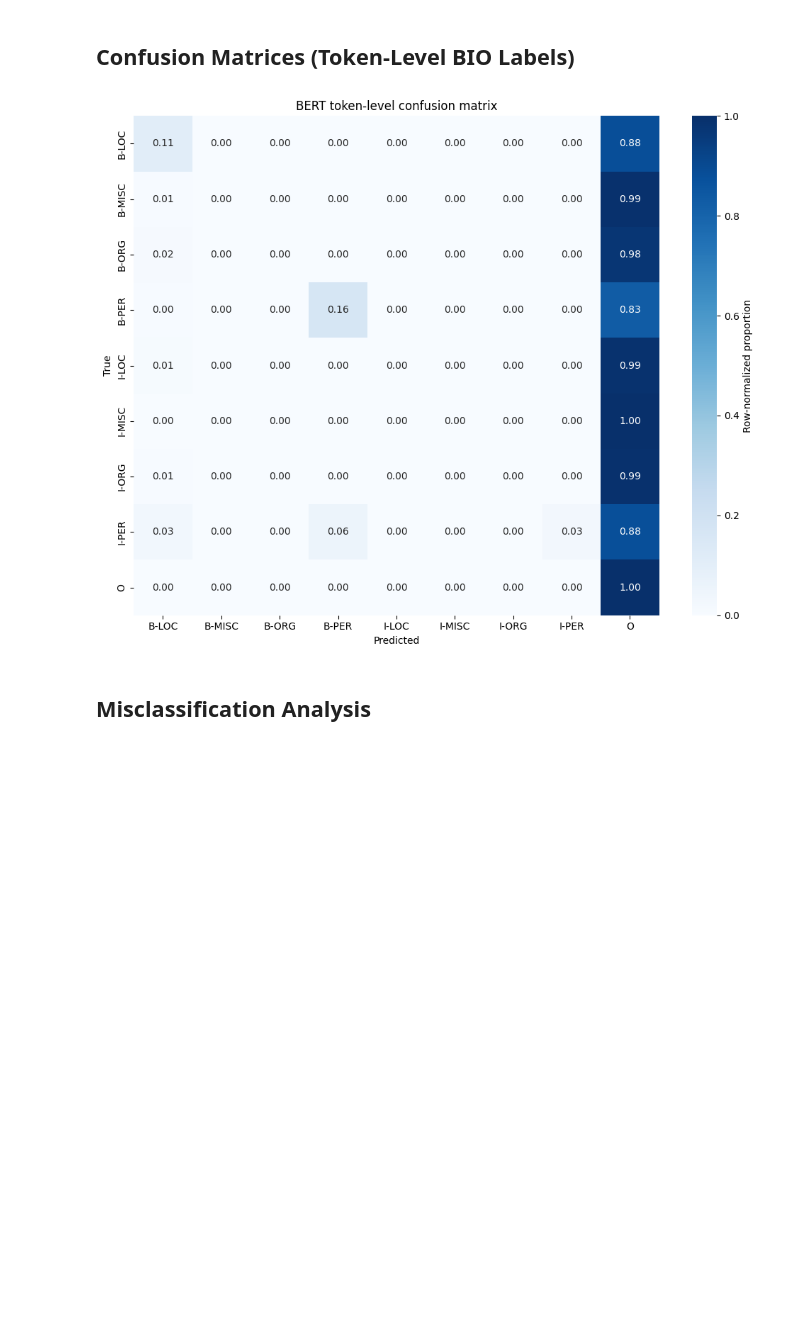
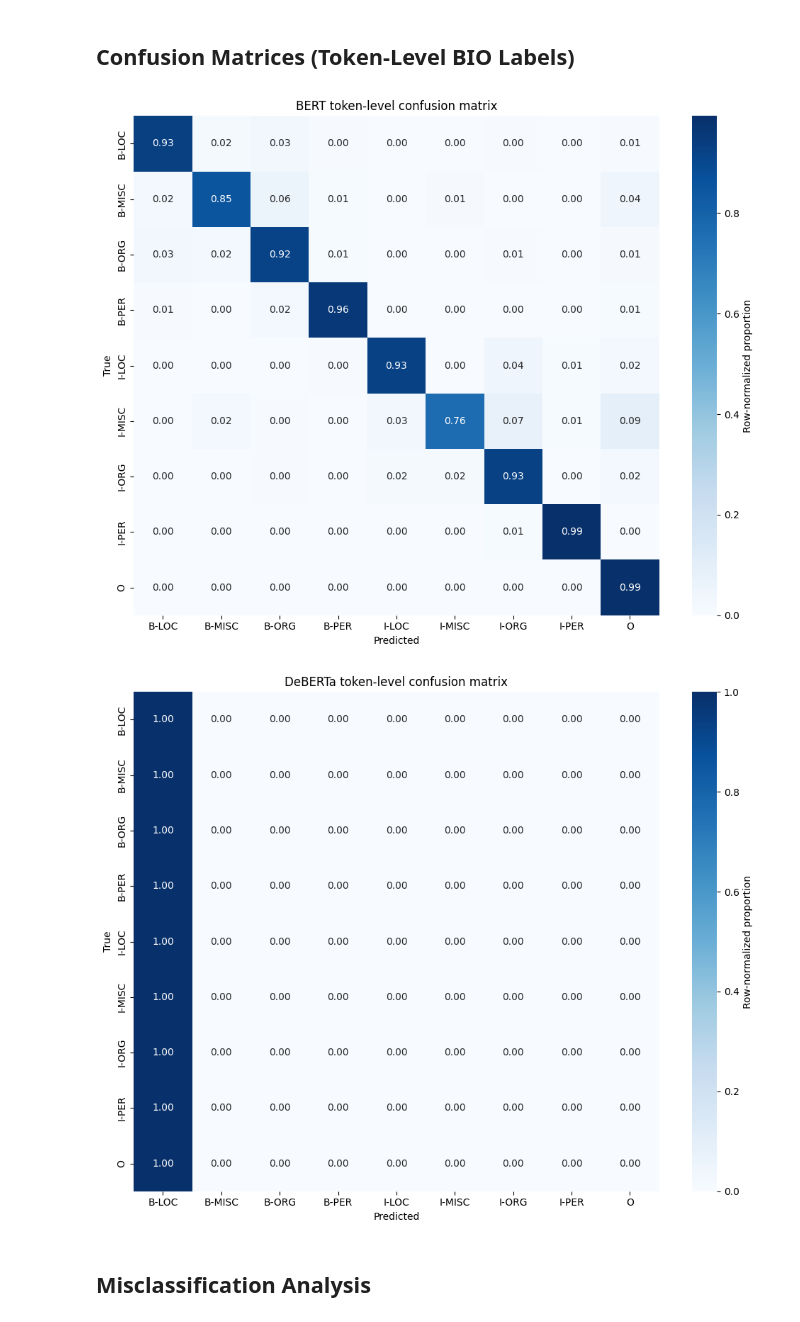
Before and after one commit to mhleethomas/Nat_Lang_Engr_Meth_Tools, a Jupyter notebook: Assignment3_NER_Transformer_Models/MingHsiangLee_Assignment3.ipynb, the cells around one changed output. Cells and saved outputs as stored; diff of their text form; code cells hidden in the pictures; blank space fills up the shorter version.

```diff
--- a/Assignment3_NER_Transformer_Models/MingHsiangLee_Assignment3.ipynb
+++ b/Assignment3_NER_Transformer_Models/MingHsiangLee_Assignment3.ipynb
@@ -19,0 +24,17 @@ Install dependencies if needed (uncomment when running in a fresh environment).
+# %%
+# =======================
+# CONFIGURATION TOGGLES
+# =======================
+
+# Data: Set to None for full training (14,041 sentences), or specify a number for quick testing
+MVP_TRAIN_LIMIT = None  # Uncomment for full dataset
+
+# Training: Epochs to run
+NUM_EPOCHS = 5  # Uncomment for full training
+
+# Display configuration
+print(f"Configuration:")
+print(f"  Training limit: {MVP_TRAIN_LIMIT if MVP_TRAIN_LIMIT else 'Full dataset'}")
+print(f"  Epochs: {NUM_EPOCHS}")
+print(f"  Recommended for GPU: MVP_TRAIN_LIMIT=None, NUM_EPOCHS=5")
+print(f"  Recommended for CPU quick test: MVP_TRAIN_LIMIT=2000, NUM_EPOCHS=2")
@@ -271,7 +314,7 @@ TRAIN_CFG = {
     "learning_rate": 2e-5,
     "batch_size": 16,
     "grad_accum_steps": 2,
-    "num_epochs": 2,  # MVP: reduced from 5 for quick test
+    "num_epochs": NUM_EPOCHS,  # Configured in top cell
     "warmup_steps": 500,
     "max_grad_norm": 1.0,
     "early_stopping_patience": 3,
@@ -409,7 +452,6 @@ def fine_tune_model(model, tokenizer, model_name, train_sents, val_sents):
 # %% [markdown]
 ## Fine-Tune Models
 # %%
-# MVP: Train BERT only (skip DeBERTa due to performance on CPU)
 bert_model, bert_history = fine_tune_model(bert_model, bert_tokenizer, "bert", train_sents, val_sents)
-print("\n[MVP MODE] Skipping DeBERTa training. Run full version later with GPU for both models.")
+deberta_model, deberta_history = fine_tune_model(deberta_model, deberta_tokenizer, "deberta", train_sents, val_sents)
 # %% [output]
@@ -456,9 +508,8 @@ def evaluate_on_test(model, tokenizer, model_name, test_sents):
     return metrics
 
 
-# MVP: Evaluate BERT only
 bert_results = evaluate_on_test(bert_model, bert_tokenizer, "bert", test_sents)
-print("\n[MVP MODE] Skipping DeBERTa evaluation.")
+deberta_results = evaluate_on_test(deberta_model, deberta_tokenizer, "deberta", test_sents)
 # %% [output]
 BERT - Entity-level
               precision    recall  f1-score   support
@@ -482,33 +551,34 @@ BERT summary: entity_f1=0.0581, token_f1=0.8358, inference_time=195.96s
 # %%
 def plot_confusion_mtx(true_seq, pred_seq, model_name):
     labels = sorted(label2id.keys())
     y_true = [t for seq in true_seq for t in seq]
     y_pred = [p for seq in pred_seq for p in seq]
 
     cm = confusion_matrix(y_true, y_pred, labels=labels)
     cm_norm = cm.astype(float) / np.maximum(cm.sum(axis=1, keepdims=True), 1)
 
     plt.figure(figsize=(10, 8))
     sns.heatmap(
         cm_norm,
         annot=True,
         fmt=".2f",
         cmap="Blues",
         xticklabels=labels,
         yticklabels=labels,
         cbar_kws={"label": "Row-normalized proportion"},
     )
     plt.title(f"{model_name} token-level confusion matrix")
     plt.xlabel("Predicted")
     plt.ylabel("True")
     plt.tight_layout()
     plt.show()
 
 
-# MVP: Plot BERT only
 plot_confusion_mtx(bert_results["true_seq"], bert_results["pred_seq"], "BERT")
+plot_confusion_mtx(deberta_results["true_seq"], deberta_results["pred_seq"], "DeBERTa")
 # %% [output]
-[figure, old version]
+[figure, new version]
+[figure, added]
 # %% [markdown]
 ## Misclassification Analysis
 # %%
```
Also changed, not shown: parts of 13 cells of this notebook, 1 other file.
